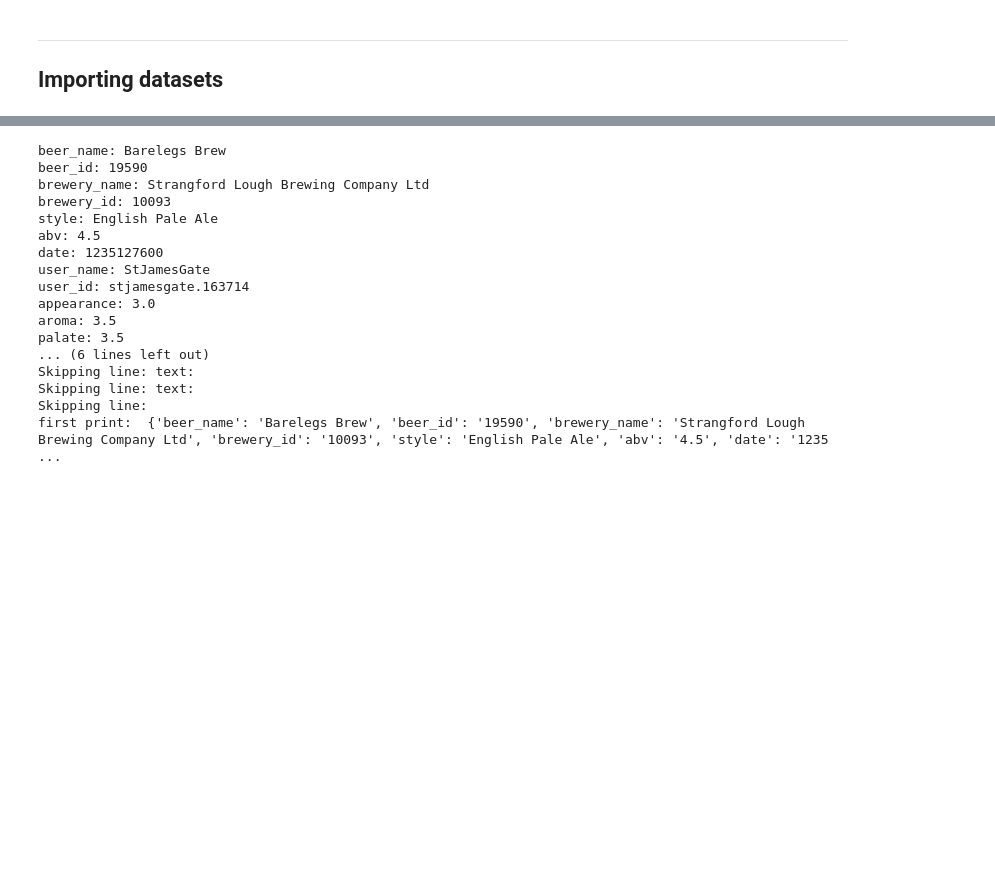
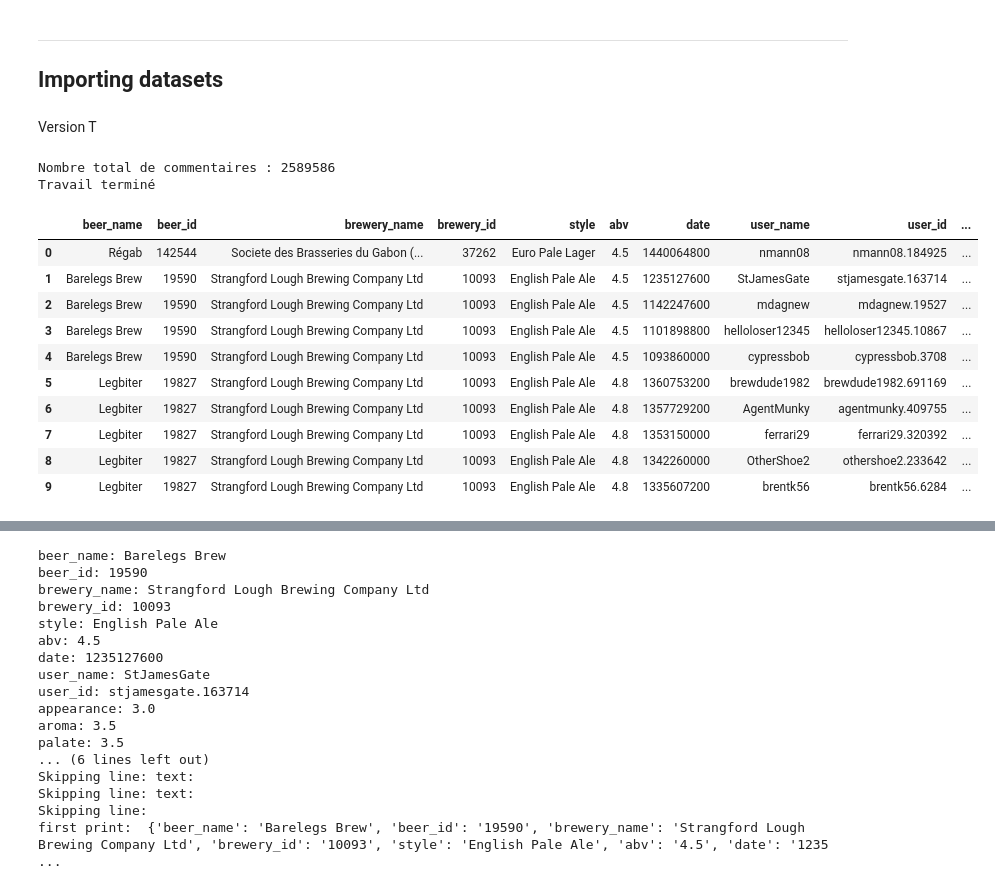
Before and after one commit to epfl-ada/ada-2023-project-dondada, a Jupyter notebook: MilestoneP2.ipynb, the cells around one changed output, grey strips where cells are left out. Drawn from its saved outputs; the diff is of its cells as text; code cells hidden in the pictures; blank space fills up the shorter version.

```diff
--- a/MilestoneP2.ipynb
+++ b/MilestoneP2.ipynb
@@ -31,3 +32,77 @@ ratings_mbd = pd.read_csv(f"{path_mbd}/{'ratings.csv'}", header = 1)
 beers_mbd = pd.read_csv(f"{path_mbd}/{'beers.csv'}", header = 1)
 breweries_mbd = pd.read_csv(f"{path_mbd}/{'breweries.csv'}", header = 1)
 users_mbd = pd.read_csv(f"{path_mbd}/{'users.csv'}", header = 1)
+# %% [markdown]
+Version T
+# %%
+# Main problem is the length of the txt file
+# We will iterate each line, one by one, to avoid memory saturation
+
+import csv
+
+# Open, read only, utf-8 for specific characters
+with open('../data/BeerAdvocate/reviews.txt', 'r', encoding='utf-8') as text_file:
+    # Create a CSV file
+    with open('../data/BeerAdvocate/reviews.csv', 'w', newline='', encoding='utf-8') as csv_file:
+        # CSV
+        csv_writer = csv.writer(csv_file)
+
+
+        # Dictionnary
+        data = {}
+        total_lines = 0
+        headers_created = False
+
+        # Each line of txt
+        for line in text_file:
+            line = line.strip()
+
+            if not line: # when there is no line, then add retrieved elements to one row in the CSV
+                if data:
+
+                    if not headers_created:
+                        # Create headers with keys from dictionnary
+                        headers = list(data.keys())
+                        csv_writer.writerow(headers)
+                        headers_created = True
+
+
+                    # Write the data to the CSV
+                    row = [data.get(header, "") for header in headers]
+                    csv_writer.writerow(row)
+                    data = {}
+                    total_lines += 1
+            else:
+                # Check if the line contains the separator ": "
+                if ": " in line:
+                    key, value = line.split(": ", 1)
+                    data[key] = value
+                else:
+                    pass
+
+        # Last writing
+        if data:
+            csv_writer.writerow(data)
+            total_lines += 1
+
+print(f"Nombre total de commentaires : {total_lines}")
+print("Travail terminé") # https://www.youtube.com/watch?v=OTB0Q03BRn0
+# %% [output]
+Nombre total de commentaires : 2589586
+Travail terminé
+# %%
+csv_file_path = '../data/BeerAdvocate/reviews.csv'
+csv_head = pd.read_csv(csv_file_path, nrows=100)
+csv_head.head(10)
+# %% [output]
+|  | beer_name | beer_id | brewery_name | brewery_id | style | abv | date | user_name | user_id | ... |
+| 0 | Régab | 142544 | Societe des Brasseries du Gabon (... | 37262 | Euro Pale Lager | 4.5 | 1440064800 | nmann08 | nmann08.184925 | ... |
+| 1 | Barelegs Brew | 19590 | Strangford Lough Brewing Company Ltd | 10093 | English Pale Ale | 4.5 | 1235127600 | StJamesGate | stjamesgate.163714 | ... |
+| 2 | Barelegs Brew | 19590 | Strangford Lough Brewing Company Ltd | 10093 | English Pale Ale | 4.5 | 1142247600 | mdagnew | mdagnew.19527 | ... |
+| 3 | Barelegs Brew | 19590 | Strangford Lough Brewing Company Ltd | 10093 | English Pale Ale | 4.5 | 1101898800 | helloloser12345 | helloloser12345.10867 | ... |
+| 4 | Barelegs Brew | 19590 | Strangford Lough Brewing Company Ltd | 10093 | English Pale Ale | 4.5 | 1093860000 | cypressbob | cypressbob.3708 | ... |
+| 5 | Legbiter | 19827 | Strangford Lough Brewing Company Ltd | 10093 | English Pale Ale | 4.8 | 1360753200 | brewdude1982 | brewdude1982.691169 | ... |
+| 6 | Legbiter | 19827 | Strangford Lough Brewing Company Ltd | 10093 | English Pale Ale | 4.8 | 1357729200 | AgentMunky | agentmunky.409755 | ... |
+| 7 | Legbiter | 19827 | Strangford Lough Brewing Company Ltd | 10093 | English Pale Ale | 4.8 | 1353150000 | ferrari29 | ferrari29.320392 | ... |
+| 8 | Legbiter | 19827 | Strangford Lough Brewing Company Ltd | 10093 | English Pale Ale | 4.8 | 1342260000 | OtherShoe2 | othershoe2.233642 | ... |
+| 9 | Legbiter | 19827 | Strangford Lough Brewing Company Ltd | 10093 | English Pale Ale | 4.8 | 1335607200 | brentk56 | brentk56.6284 | ... |
```
Also changed, not shown: parts of 3 cells of this notebook.
